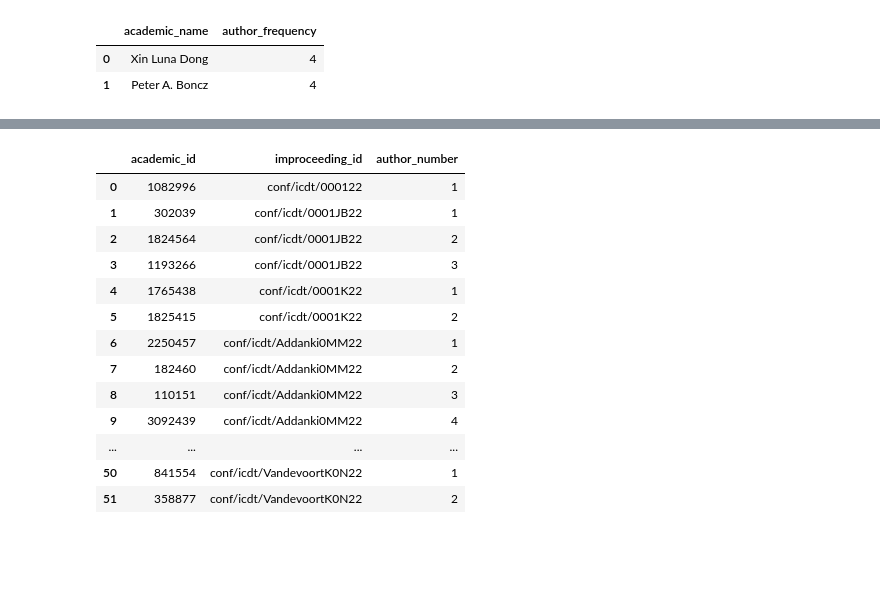
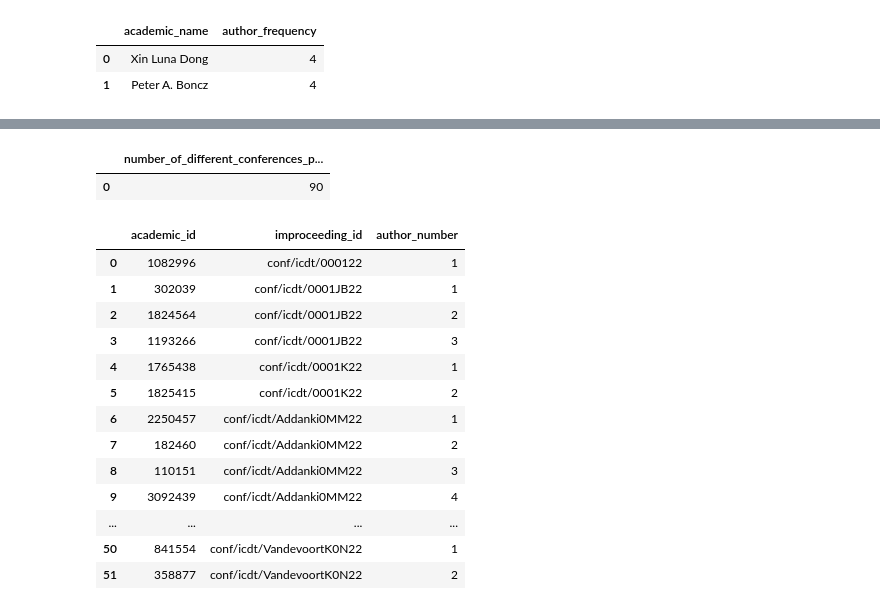
Before and after one commit to OGnTn/daos_project, a Jupyter notebook: duck_queries.ipynb, the cells around one changed output, grey strips where cells are left out. Saved outputs shown, nothing was run; the diff lists cells and outputs as text; code cells hidden in the pictures; blank space fills up the shorter version.

Commit message:
QueryM6 completely done (some notes added to explain what the subqueries do)

```diff
--- a/duck_queries.ipynb
+++ b/duck_queries.ipynb
@@ -194,3 +173,67 @@ duckdb.query(queryM6).to_df()
+# %%
+#Find the academic with the most publishings, and give the academic_id back (together with the amount of publishings)
+queryM6_1 = """
+            SELECT MAX(Z.total_publishings), ANY_VALUE(Z.academic_id)
+            FROM
+            (SELECT X.academic_id, number_of_improceedings, number_of_journal_articles, number_of_improceedings+number_of_journal_articles as total_publishings
+            FROM
+                (SELECT COUNT(author_inproceeding.academic_id) as number_of_improceedings, author_inproceeding.academic_id
+                FROM academic
+                JOIN author_inproceeding ON author_inproceeding.academic_id=academic.academic_id
+                GROUP BY author_inproceeding.academic_id) X
+                JOIN
+                    (SELECT COUNT(author_article.academic_id) as number_of_journal_articles, author_article.academic_id
+                    FROM academic
+                    JOIN author_article ON author_article.academic_id=academic.academic_id
+                    GROUP BY author_article.academic_id) Y
+                ON X.academic_id=Y.academic_id ORDER BY total_publishings DESC) Z
+            WHERE NOT(Z.academic_id=-1)"""
+
+#Giving a academic_id (here hardcoded as '968212') give there number of different conferences published (in this case 90)
+queryM6_2 = """
+            SELECT COUNT(booktitle_name) FROM
+            (SELECT COUNT(booktitle.booktitle_name), booktitle.booktitle_name FROM booktitle
+            JOIN booktitle_improceeding ON booktitle_improceeding.booktitle_id=booktitle.booktitle_id
+            JOIN improceeding ON improceeding.improceeding_id=booktitle_improceeding.improceeding_id
+            JOIN author_inproceeding ON author_inproceeding.improceeding_id=improceeding.improceeding_id
+            JOIN academic ON academic.academic_id=author_inproceeding.academic_id
+            WHERE academic.academic_id=968212
+            GROUP BY booktitle.booktitle_name)"""
+
+#Combine both subqueries from above
+queryM6 = """
+            SELECT COUNT(booktitle_name) AS number_of_different_conferences_published FROM
+            (SELECT COUNT(booktitle.booktitle_name), booktitle.booktitle_name FROM booktitle
+            JOIN booktitle_improceeding ON booktitle_improceeding.booktitle_id=booktitle.booktitle_id
+            JOIN improceeding ON improceeding.improceeding_id=booktitle_improceeding.improceeding_id
+            JOIN author_inproceeding ON author_inproceeding.improceeding_id=improceeding.improceeding_id
+            JOIN academic ON academic.academic_id=author_inproceeding.academic_id
+            WHERE academic.academic_id=(SELECT A.academic_id
+                                        FROM
+                                        (SELECT MAX(Z.total_publishings), ANY_VALUE(Z.academic_id) AS academic_id
+                                        FROM
+                                        (SELECT X.academic_id, number_of_improceedings, number_of_journal_articles, number_of_improceedings+number_of_journal_articles as total_publishings
+                                        FROM
+                                            (SELECT COUNT(author_inproceeding.academic_id) as number_of_improceedings, author_inproceeding.academic_id
+                                            FROM academic
+                                            JOIN author_inproceeding ON author_inproceeding.academic_id=academic.academic_id
+                                            GROUP BY author_inproceeding.academic_id) X
+                                            JOIN
+                                                (SELECT COUNT(author_article.academic_id) as number_of_journal_articles, author_article.academic_id
+                                                FROM academic
+                                                JOIN author_article ON author_article.academic_id=academic.academic_id
+                                                GROUP BY author_article.academic_id) Y
+                                            ON X.academic_id=Y.academic_id ORDER BY total_publishings DESC) Z
+                                        WHERE NOT(Z.academic_id=-1)) A)
+            GROUP BY booktitle.booktitle_name)
+            """
+
+duckdb.query(queryM6).to_df()
+
+#
+# %% [output]
+|  | number_of_different_conferences_p... |
+| 0 | 90 |
 # %%
 queryH1 = "SELECT academic_id, author_inproceeding.improceeding_id, ROW_NUMBER() OVER(partition BY author_inproceeding.improceeding_id ORDER BY author_inproceeding.improceeding_id) AS author_number FROM booktitle JOIN booktitle_improceeding ON booktitle.booktitle_id=booktitle_improceeding.booktitle_id JOIN improceeding ON improceeding.improceeding_id=booktitle_improceeding.improceeding_id JOIN author_inproceeding ON author_inproceeding.improceeding_id=improceeding.improceeding_id WHERE booktitle_name='ICDT' AND year='2022'"
 duckdb.query(queryH1).to_df()
```
Also changed, not shown: parts of 1 cell of this notebook.
